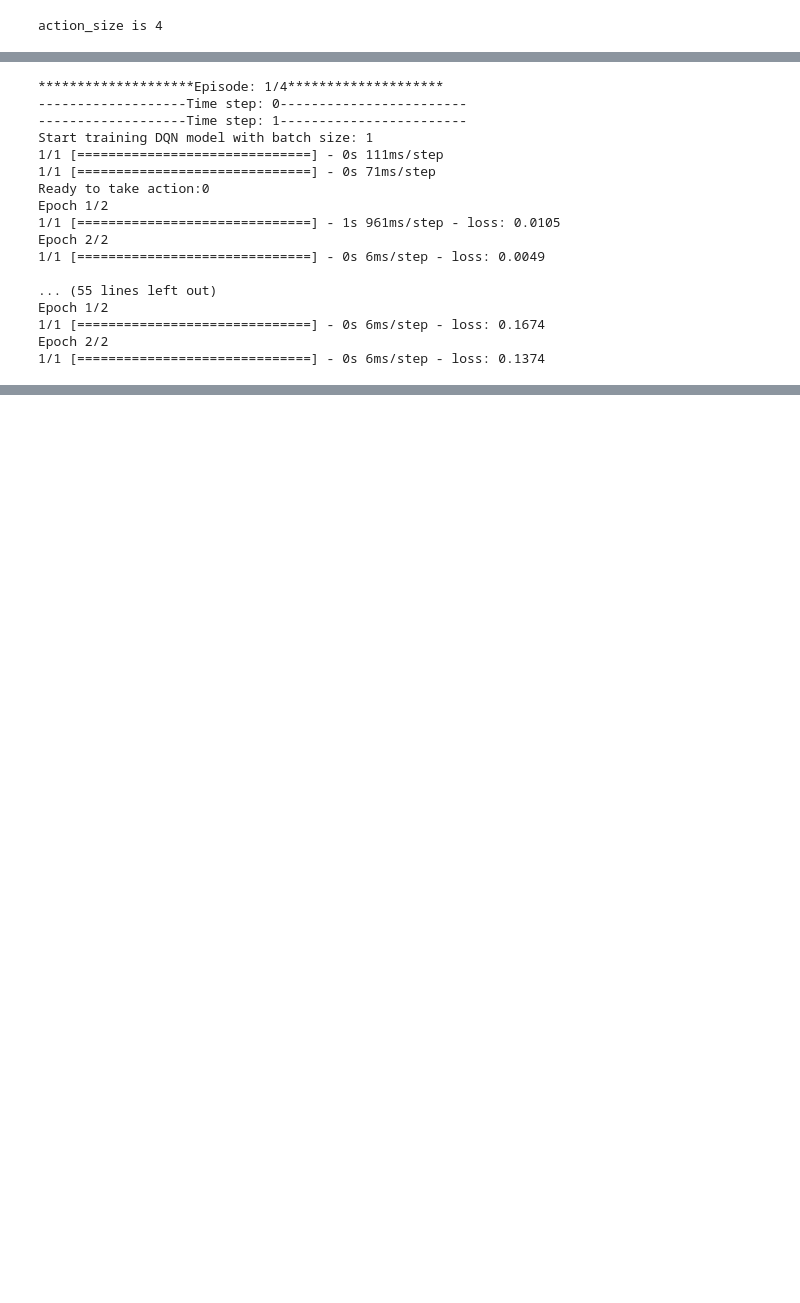
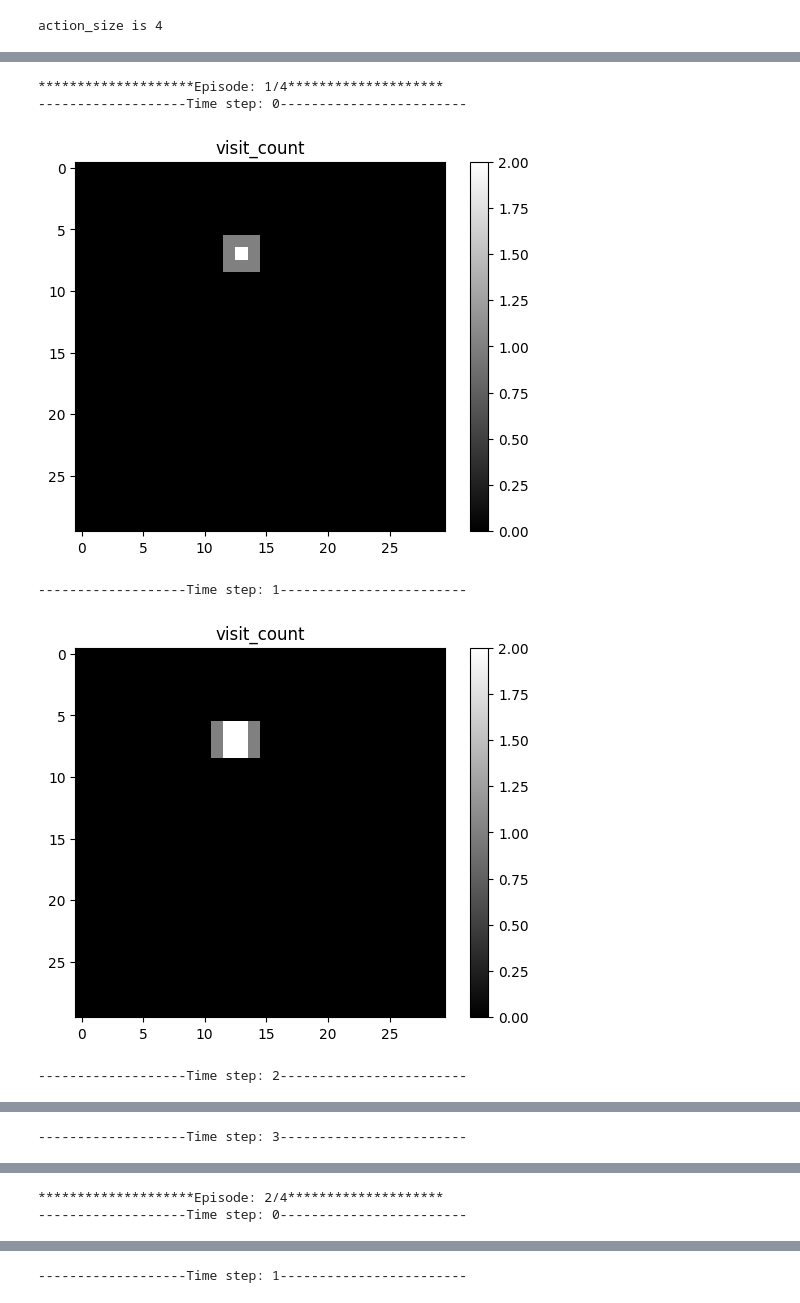
Before and after one commit to dragonundertheworld/ME5418, a Jupyter notebook: dummy_DQN.ipynb, the cells around one changed output, grey strips where cells are left out. Cells and saved outputs as stored; diff of their text form; code cells hidden in the pictures; blank space fills up the shorter version.

```diff
--- a/dummy_DQN.ipynb
+++ b/dummy_DQN.ipynb
@@ -33,18 +38,18 @@ To enable them in other operations, rebuild TensorFlow with the appropriate comp
 original_state = env.observe()
 action_size = env.action_space.n
 print(f'action_size is {action_size}')
-batch_size = 1 # 每次训练的数据量
+batch_size = 10 # 每次训练的数据量
 n_episodes = 4 # 地图数量
-time_steps = 2 # 小车移动次数
-epochs = 2
+time_steps = 4 # 小车移动次数
+epochs = 4 # 每个地图训练次数
 
 # DQN parameters
 gamma = 0.99  # discount rate
 epsilon = 1.0  # exploration rate
-epsilon_min = 0.01
-epsilon_decay = 0.995
+epsilon_min = 0.01 # 最小探索率
+epsilon_decay = 0.995 # 探索衰减率
 
 # Replay buffer
-replay_buffer = deque(maxlen=2000)
+replay_buffer = deque(maxlen=2000) # 用于存储训练数据
 # %% [output]
 action_size is 4
@@ -177,8 +247,11 @@ def train_dqn(batch_size):
         print(f'Ready to take action:{action}')
         target_q_values[0][action] = target
         history = model.fit([state[0], state[1], state[2]], target_q_values, epochs=epochs, verbose=1) # 对这个小批量样本训练epochs次,verbose=1表示显示训练进度条
-        loss = history.history['loss'][0]
-        losses.append(loss)
+        loss = history.history['loss']
+        plt.plot(loss)
+        plt.xlabel('Epochs')
+        plt.ylabel('Loss')
+        plt.show()
 
     # Update target model weights
     target_model.set_weights(model.get_weights())
@@ -201,56 +308,38 @@ for episode in range(n_episodes): # 训练多少张图
         print(f"-------------------Time step: {time_step}------------------------")
         action = select_action(state, epsilon)
         next_state, reward, done, _ = env.step(action)
-        # env.render(map_type="visit_count")
+        env.render(map_type="visit_count")
         next_state,_ = prepare_state(next_state)
         # next_state = np.reshape(next_state, [1, *state_size])
 
         replay_buffer.append((state, action, reward, next_state, done))
         state = next_state
         total_reward += reward
 
         time_step_rewards.append(total_reward)
 
         if done:
             print(f"Episode: {episode+1}/{n_episodes}, Reward: {total_reward}, Epsilon: {epsilon:.2f}")
             break
 
         if len(replay_buffer) > batch_size: # 当步数大于batch size时开始训练
             print(f"Start training DQN model with batch size: {batch_size}")
             losses = train_dqn(batch_size)
             # plt.plot(losses)
             # plt.xlabel('Epoch')
             # plt.ylabel('Loss')
             # plt.show()
             # print(f"Training DQN model with batch size: {batch_size}")
 
     rewards_list.append(total_reward)
 
     # Decay epsilon after each episode
     if epsilon > epsilon_min:
         epsilon *= epsilon_decay
-
-# Plotting the rewards
-# plt.figure(figsize=(12, 6))
-# plt.subplot(1, 2, 1)
-# plt.plot(time_step_rewards)
-# plt.xlabel('Episode')
-# plt.ylabel('Total Reward')
 # %% [output]
 ********************Episode: 1/4********************
 -------------------Time step: 0------------------------
--------------------Time step: 1------------------------
-Start training DQN model with batch size: 1
-1/1 [==============================] - 0s 111ms/step
-1/1 [==============================] - 0s 71ms/step
-Ready to take action:0
-Epoch 1/2
-1/1 [==============================] - 1s 961ms/step - loss: 0.0105
-Epoch 2/2
-1/1 [==============================] - 0s 6ms/step - loss: 0.0049
-
-... (55 lines left out)
-Epoch 1/2
-1/1 [==============================] - 0s 6ms/step - loss: 0.1674
-Epoch 2/2
-1/1 [==============================] - 0s 6ms/step - loss: 0.1374
+[figure, added]
+-------------------Time step: 1------------------------
+[figure, added]
+-------------------Time step: 2------------------------
@@ -256,0 +347 @@ Epoch 2/2
+-------------------Time step: 3------------------------
@@ -256,0 +349,2 @@ Epoch 2/2
+********************Episode: 2/4********************
+-------------------Time step: 0------------------------
@@ -256,0 +352 @@ Epoch 2/2
+-------------------Time step: 1------------------------
```
Also changed, not shown: parts of 10 cells of this notebook, 6 other files.
